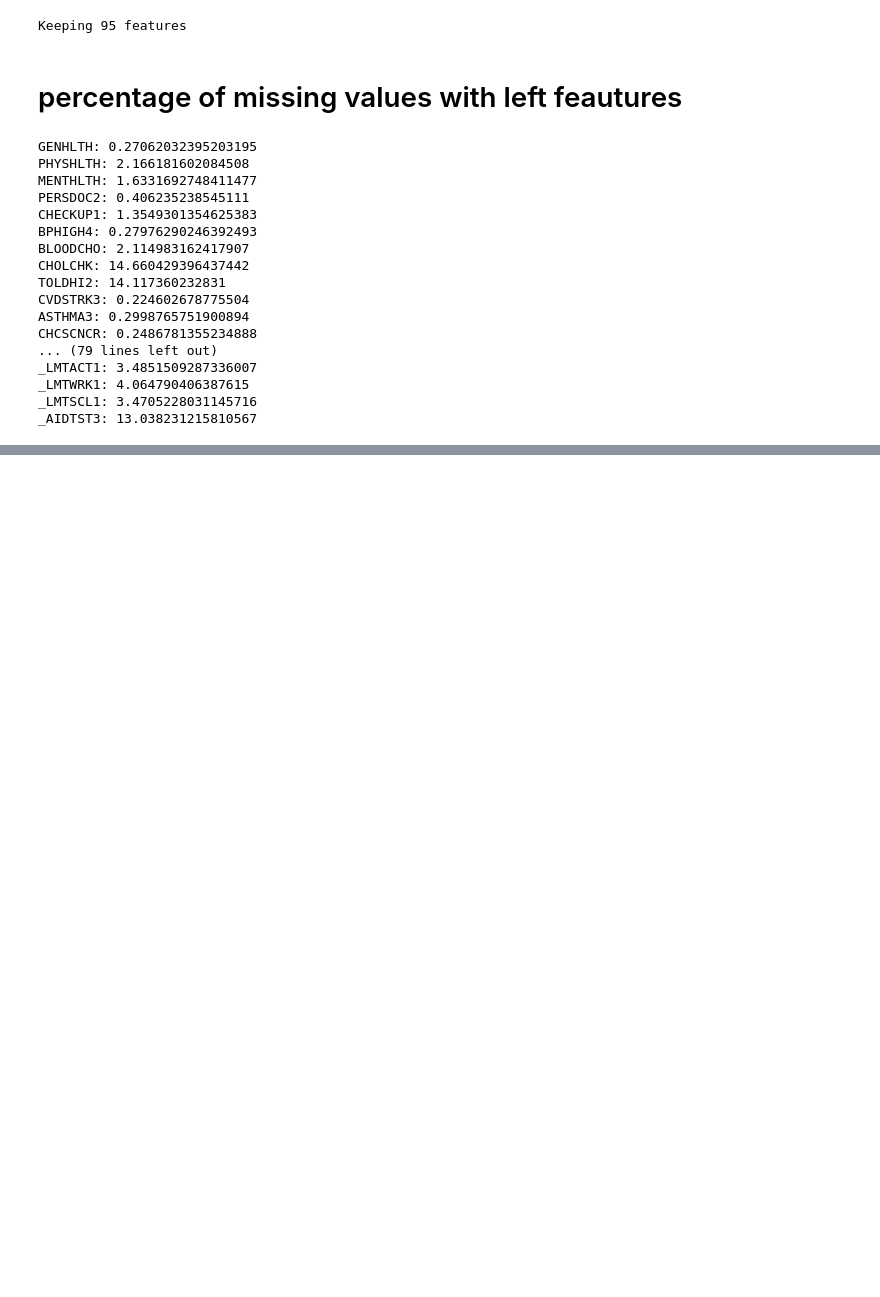
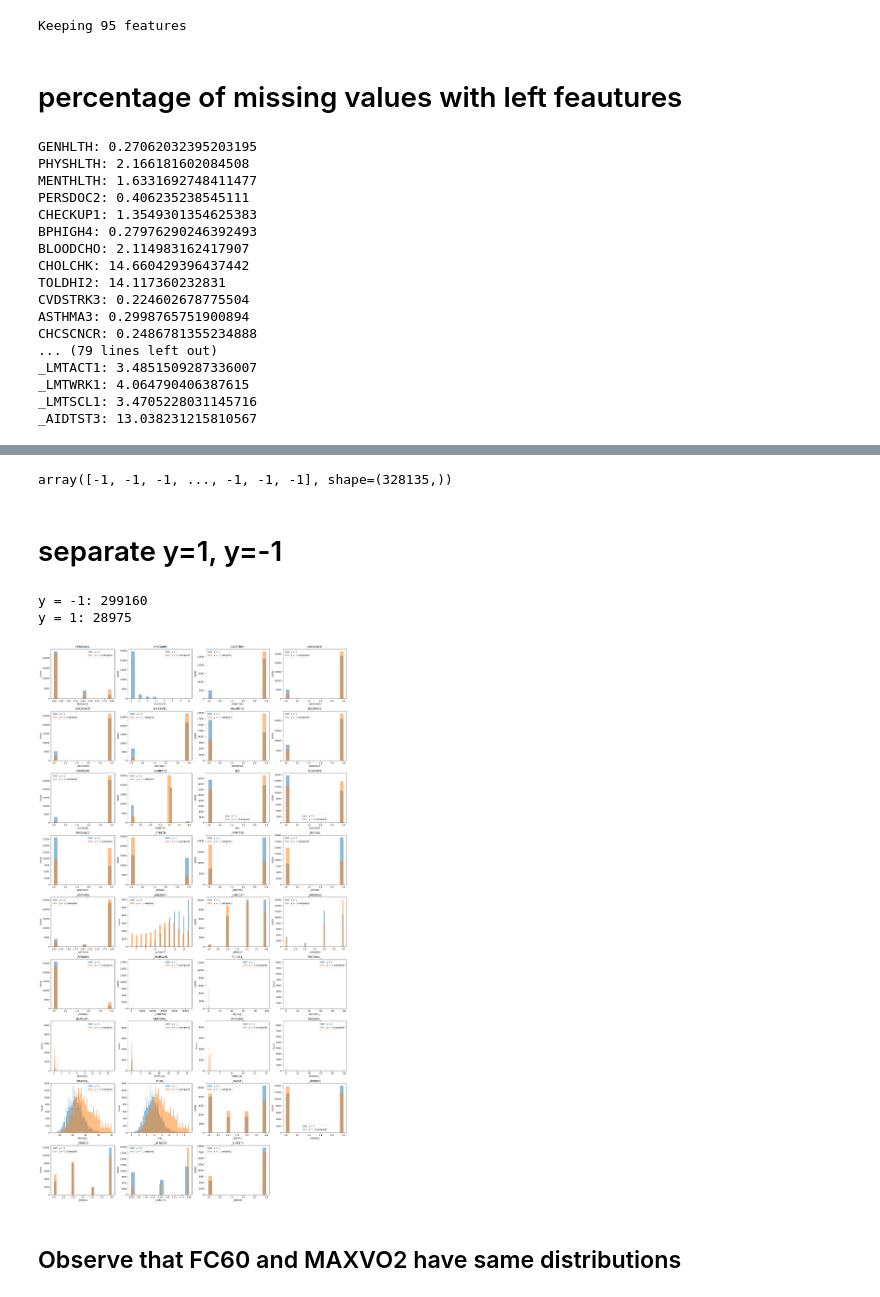
Before and after one commit to FabienDon/MLProject1, a Jupyter notebook: dropped_feautures.ipynb, the cells around one changed output, grey strips where cells are left out. Drawn from its saved outputs; the diff is of its cells as text; code cells hidden in the pictures; blank space fills up the shorter version.

```diff
--- a/dropped_feautures.ipynb
+++ b/dropped_feautures.ipynb
@@ -111,7 +46,7 @@ Keeping 200 features
 # %% [markdown]
 # Drop "fields_to drop"
 # %%
-train_clean, test_clean, final_keep = helpers.drop_and_keep_features(keep_dict, test_dict, fields_to_drop)
+train_clean, test_clean= helpers.drop_and_keep_features(keep_dict, test_dict, fields_to_drop)
 # %%
 len(train_clean)
 # %% [output]
@@ -245,7 +156,7 @@ feautures_20
 # %% [markdown]
 ## Drop them
 # %%
-keep_dict = helpers.filter_features_by_nan(train_clean,threshold=20)
+keep_dict = helpers.filter_features_by_nan(train_clean,threshold=30)
 # %% [output]
 Keeping 95 features
 # %% [markdown]
@@ -469,15 +201,16 @@ new_to_drop = [
 '_PASTAE1','_LMTWRK1', 'SMOKE100',
 'USENOW3','_RFSMOK3','ALCDAY5',
 'DRNKANY5', 'DROCDY3_','_RFDRHV5',
- 'FRUITJU1','FRUIT1','FVBEANS',
- 'FVGREEN','FVORANG','VEGETAB1',
- 'FTJUDA1_','FRUTDA1_','BEANDAY_',
- 'GRENDAY_','ORNGDAY_','VEGEDA1_',
- '_MISFRTN','_MISVEGN','_FRTRESP',
- '_VEGRESP','_FRUITEX','_VEGETEX'
+'_MISFRTN','_MISVEGN',
+ '_FRTRESP', '_VEGRESP','_FRUITEX','_VEGETEX',
+ 'GENHLTH', 'FRUITJU1', 'FRUIT1', 'FVBEANS',
+ 'FVGREEN', 'FVORANG','VEGETAB1',
+ '_FRUTSUM','_VEGESUM','_FRT16','_VEG23',
+ '_VEGLT1','_FRTLT1','_AGE65YR'
+
 ]
 # %%
-train_clean, test_clean, final_keep = helpers.drop_and_keep_features(keep_dict, test_dict, new_to_drop)
+train_clean, test_clean = helpers.drop_and_keep_features(keep_dict, test_dict, new_to_drop)
 # %%
 len(train_clean)
 # %% [output]
@@ -494,0 +247,6 @@ len(train_clean)
+# %%
+y_train
+# %% [output]
+array([-1, -1, -1, ..., -1, -1, -1], shape=(328135,))
+# %% [markdown]
+# separate y=1, y=-1
@@ -494,0 +264,50 @@ len(train_clean)
+# %%
+print(f'y = -1: {len(y_neg)}')
+print(f'y = 1: {len(y_pos)}')
+# %% [output]
+y = -1: 299160
+y = 1: 28975
+# %%
+import numpy as np
+import matplotlib.pyplot as plt
+
+# count how many samples in each class
+n_pos = np.sum(y_train == 1)
+idx_pos = np.where(y_train == 1)[0]
+idx_neg = np.where(y_train == -1)[0]
+
+# random subsample negatives
+np.random.seed(42)
+idx_neg_sampled = np.random.choice(idx_neg, size=n_pos, replace=False)
+
+# number of features
+n_features = len(train_clean)
+n_cols = 4
+n_rows = int(np.ceil(n_features / n_cols))
+
+fig, axes = plt.subplots(n_rows, n_cols, figsize=(n_cols*5, n_rows*4))
+
+for i, (feature_name, values) in enumerate(train_clean.items()):
+    ax = axes.flat[i]
+
+    vals_pos = values[idx_pos]
+    vals_neg = values[idx_neg_sampled]
+
+    ax.hist(vals_pos, bins='auto', alpha=0.5, label="y = 1")
+    ax.hist(vals_neg, bins='auto', alpha=0.5, label="y = -1 (sampled)")
+
+    ax.set_title(feature_name)
+    ax.set_xlabel(feature_name)
+    ax.set_ylabel("Count")
+    ax.legend()
+
+# Hide empty subplots (if number of features not multiple of 4)
+for j in range(i+1, n_rows*n_cols):
+    fig.delaxes(axes.flat[j])
+
+plt.tight_layout()
+plt.show()
+# %% [output]
+[figure, added]
+# %% [markdown]
+## Observe that FC60 and MAXVO2 have same distributions
```
Also changed, not shown: parts of 49 cells of this notebook, 6 other files.
